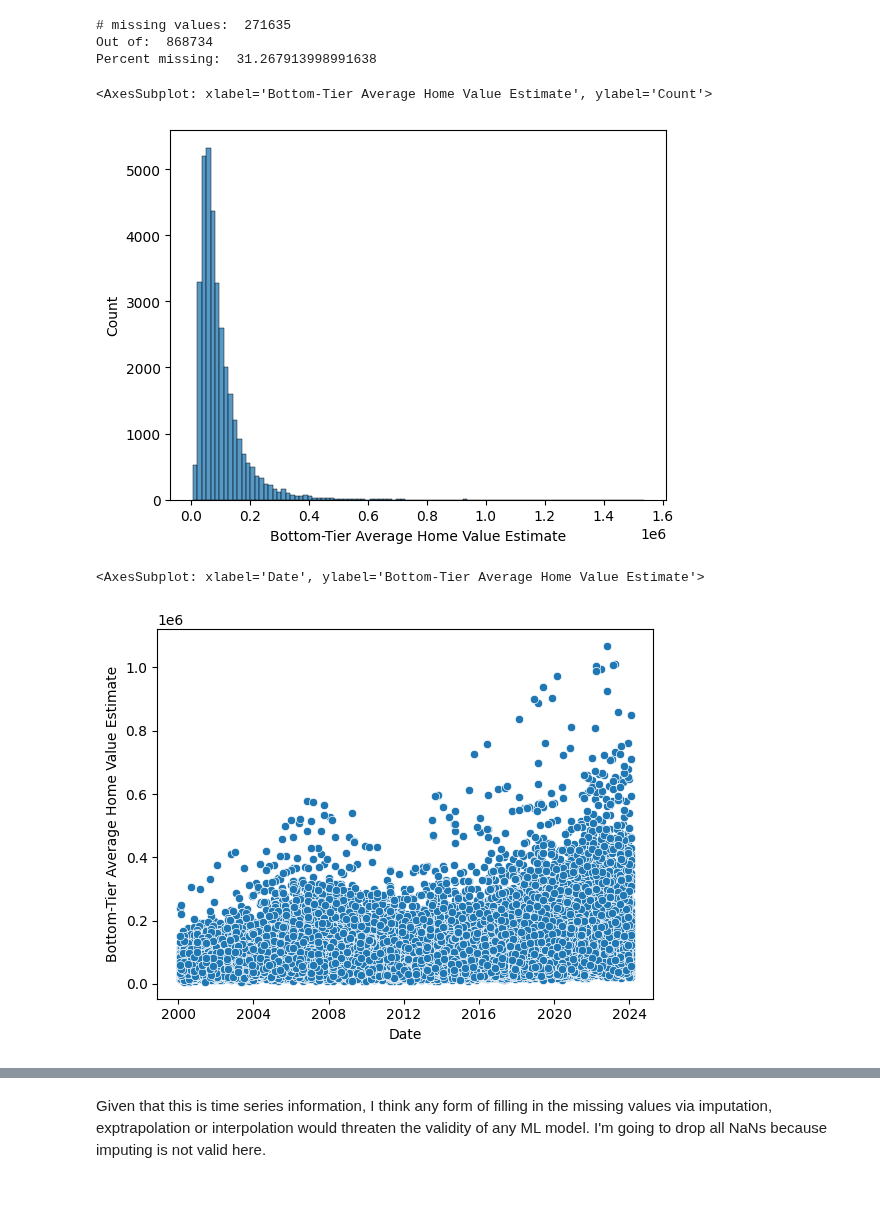
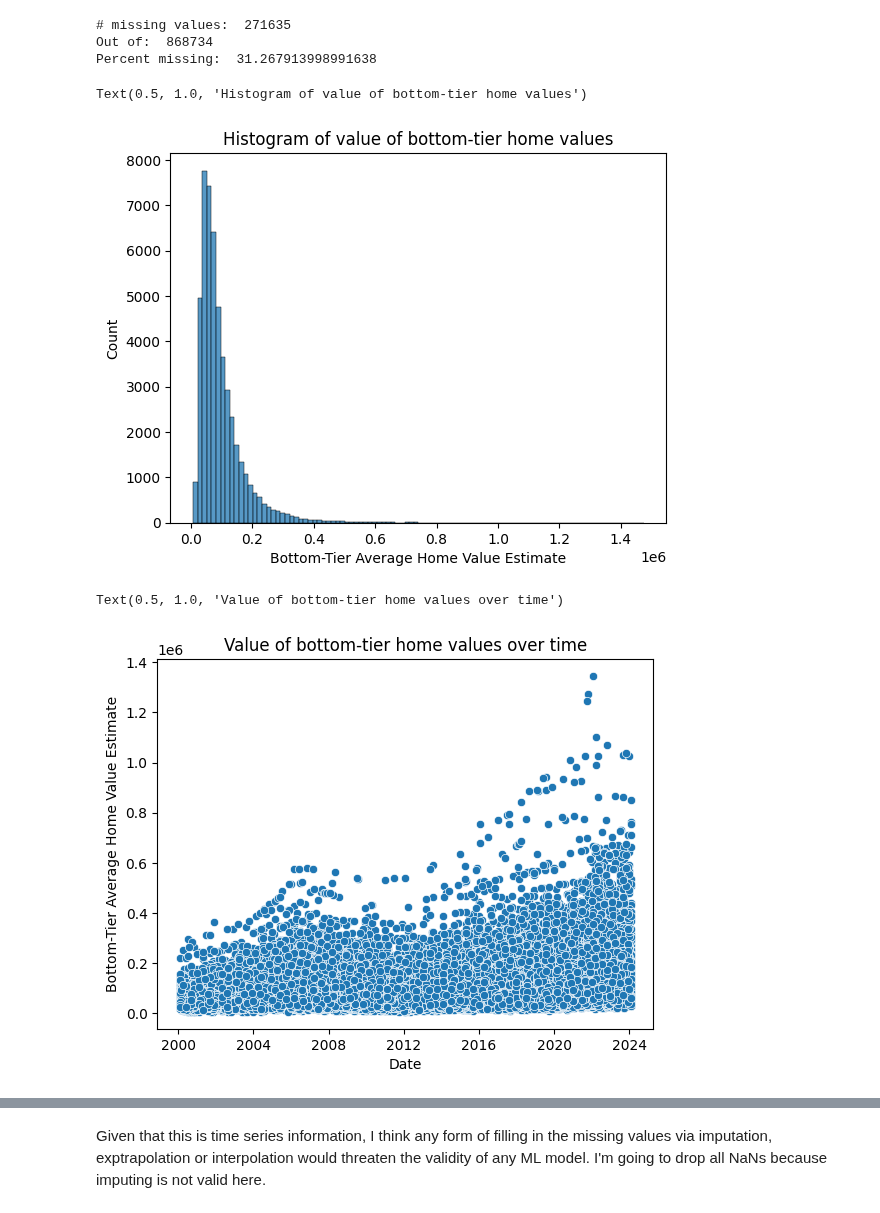
Before and after one commit to MLFP-90803-SP24-FinalProjects/Team17-FinalProject, a Jupyter notebook: Housing_Data_Cleaning.ipynb, the cells around one changed output, grey strips where cells are left out. Saved outputs shown, nothing was run; the diff lists cells and outputs as text; code cells hidden in the pictures.

Commit message:
Cleaned up data cleaning files

```diff
--- a/Housing_Data_Cleaning.ipynb
+++ b/Housing_Data_Cleaning.ipynb
@@ -84,16 +84,16 @@ Percent missing:  31.267913998991638
 # %%
 #sns.histplot(data=bottom_tier_melted, x='Average Home Value Estimate', binwidth=25000.00)
 datasample = bottom_tier_melted.sample(50000)
 #sns.scatterplot(data=datasample, x='Date', y='Average Home Value Estimate')
-sns.histplot(data=datasample, x='Bottom-Tier Average Home Value Estimate', binwidth=15000.00)
+sns.histplot(data=datasample, x='Bottom-Tier Average Home Value Estimate', binwidth=15000.00).set_title("Histogram of value of bottom-tier home values")
 # %% [output]
-<AxesSubplot: xlabel='Bottom-Tier Average Home Value Estimate', ylabel='Count'>
+Text(0.5, 1.0, 'Histogram of value of bottom-tier home values')
-[figure, old version]
+[figure, new version]
 # %%
-sns.scatterplot(data=bottom_tier_melted.sample(50000), x='Date', y='Bottom-Tier Average Home Value Estimate')
+sns.scatterplot(data=bottom_tier_melted.sample(50000), x='Date', y='Bottom-Tier Average Home Value Estimate').set_title("Value of bottom-tier home values over time")
 # %% [output]
-<AxesSubplot: xlabel='Date', ylabel='Bottom-Tier Average Home Value Estimate'>
+Text(0.5, 1.0, 'Value of bottom-tier home values over time')
-[figure, old version]
+[figure, new version]
 # %%
 pd.options.display.float_format = '{:.2f}'.format
 bottom_tier_melted.describe()
```
Also changed, not shown: parts of 2 cells of this notebook.
